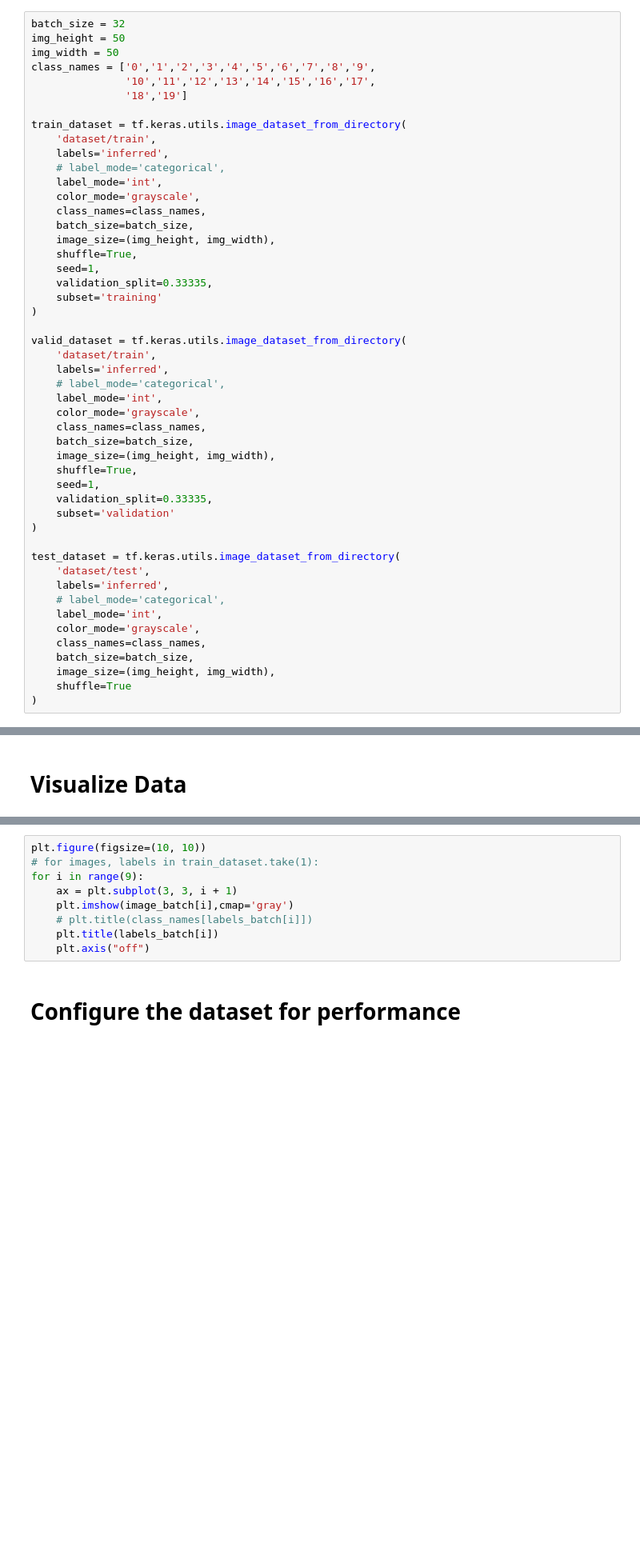
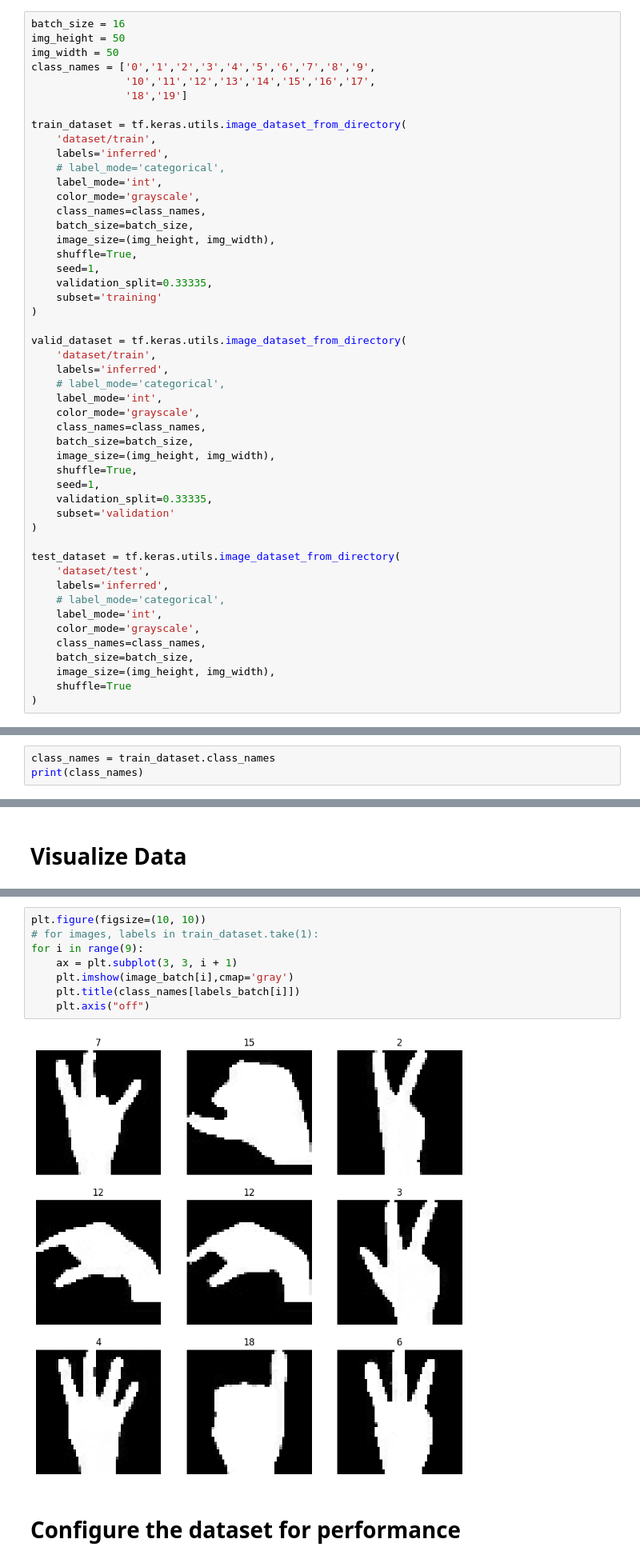
Before and after one commit to reda-mohsen/Hand_Gesture_Recognition, a Jupyter notebook: Hand_Recognition.ipynb, the cells around one changed output, grey strips where cells are left out. Shown: that part at 80% size. Cells and saved outputs as stored; diff of their text form; blank space fills up the shorter version.

```diff
--- a/Hand_Recognition.ipynb
+++ b/Hand_Recognition.ipynb
@@ -41,7 +45,7 @@ from keras.layers import Dropout, Dense
 # %% [markdown]
  Loading the data into training dataset and testing dataset using tensorflow [`utils`](https://www.tensorflow.org/api_docs/python/tf/keras/utils/image_dataset_from_directory)
 # %%
-batch_size = 32
+batch_size = 16
 img_height = 50
 img_width = 50
 class_names = ['0','1','2','3','4','5','6','7','8','9',
@@ -96,0 +105,3 @@ train_dataset.take(1)
+# %%
+class_names = train_dataset.class_names
+print(class_names)
@@ -115,12 +135,13 @@ plt.title(class_names[labels_batch[0]])
 # %%
 plt.figure(figsize=(10, 10))
 # for images, labels in train_dataset.take(1):
 for i in range(9):
     ax = plt.subplot(3, 3, i + 1)
     plt.imshow(image_batch[i],cmap='gray')
-    # plt.title(class_names[labels_batch[i]])
-    plt.title(labels_batch[i])
+    plt.title(class_names[labels_batch[i]])
     plt.axis("off")
+# %% [output]
+[figure, added]
 # %% [markdown]
 # Configure the dataset for performance
 # %%
```
Also changed, not shown: parts of 22 cells of this notebook.
